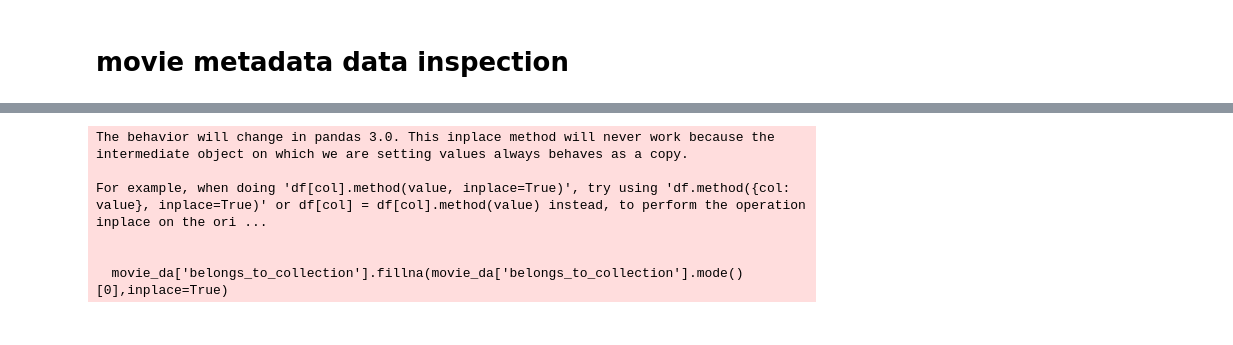
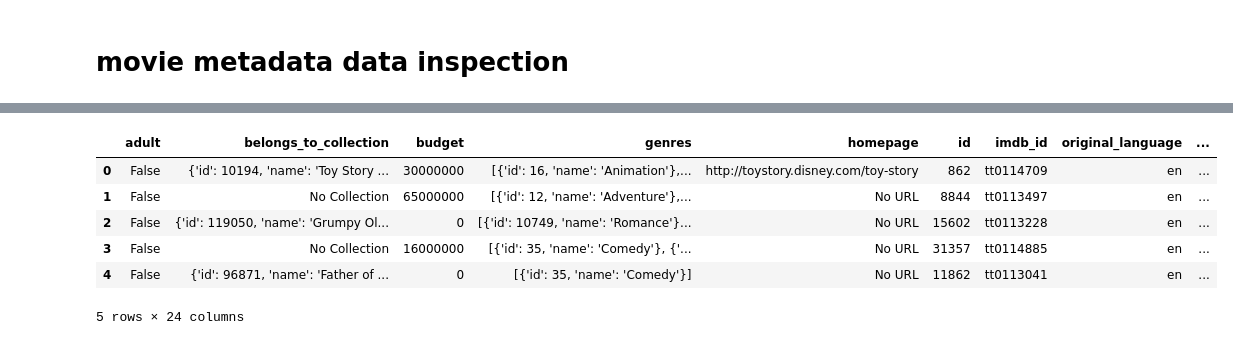
Before and after one commit to yashsati072-create/Movie-Recommendation-System, a Jupyter notebook: Movie-Recommendation-System.ipynb, the cells around one changed output, grey strips where cells are left out. Drawn from its saved outputs; the diff is of its cells as text; code cells hidden in the pictures.

```diff
--- a/Movie-Recommendation-System.ipynb
+++ b/Movie-Recommendation-System.ipynb
@@ -141,15 +184,22 @@ movie_da.head()
 5 rows × 24 columns
 # %%
-# Remove extra spaces
-movie_da['belongs_to_collection'] = movie_da['belongs_to_collection'].astype(str).str.strip()
+# # Remove extra spaces
+# movie_da['belongs_to_collection'] = movie_da['belongs_to_collection'].astype(str).str.strip()
-# %%
-movie_da=movie_da.drop_duplicates()
-
-movie_da['belongs_to_collection'].fillna(movie_da['belongs_to_collection'].mode()[0],inplace=True)
-# %% [output]
-The behavior will change in pandas 3.0. This inplace method will never work because the intermediate object on which we are setting values always behaves as a copy.
-
-For example, when doing 'df[col].method(value, inplace=True)', try using 'df.method({col: value}, inplace=True)' or df[col] = df[col].method(value) instead, to perform the operation inplace on the ori ...
-
-
-  movie_da['belongs_to_collection'].fillna(movie_da['belongs_to_collection'].mode()[0],inplace=True)
+# %%
+movie_da=movie_da.drop_duplicates()
+movie_da['belongs_to_collection'] = movie_da['belongs_to_collection'].fillna('No Collection')
+movie_da['homepage'] = movie_da['homepage'].fillna('No URL')
+movie_da['imdb_id']=movie_da['imdb_id'].fillna('no imdb_id')
+movie_da['original_language'] = movie_da['original_language'].fillna('en')
+
+
+
+movie_da.head()
+# %% [output]
+|  | adult | belongs_to_collection | budget | genres | homepage | id | imdb_id | original_language | ... |
+| 0 | False | {'id': 10194, 'name': 'Toy Story ... | 30000000 | [{'id': 16, 'name': 'Animation'},... | http://toystory.disney.com/toy-story | 862 | tt0114709 | en | ... |
+| 1 | False | No Collection | 65000000 | [{'id': 12, 'name': 'Adventure'},... | No URL | 8844 | tt0113497 | en | ... |
+| 2 | False | {'id': 119050, 'name': 'Grumpy Ol... | 0 | [{'id': 10749, 'name': 'Romance'}... | No URL | 15602 | tt0113228 | en | ... |
+| 3 | False | No Collection | 16000000 | [{'id': 35, 'name': 'Comedy'}, {'... | No URL | 31357 | tt0114885 | en | ... |
+| 4 | False | {'id': 96871, 'name': 'Father of ... | 0 | [{'id': 35, 'name': 'Comedy'}] | No URL | 11862 | tt0113041 | en | ... |
+5 rows × 24 columns
```
Also changed, not shown: parts of 9 cells of this notebook.
